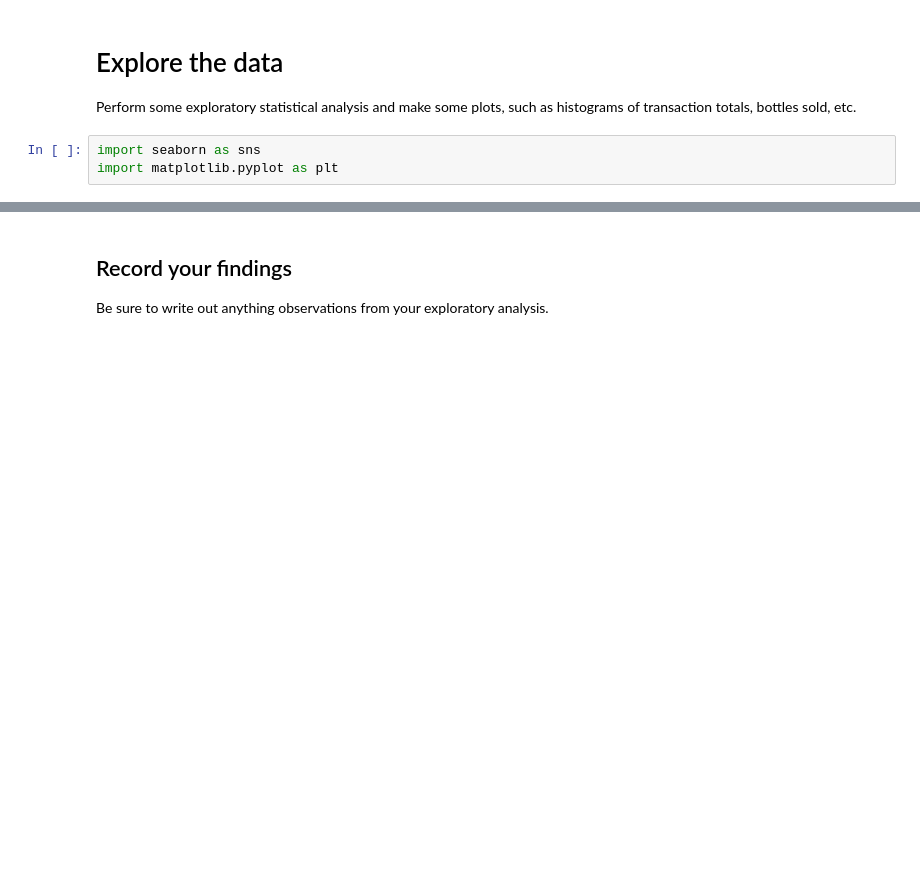
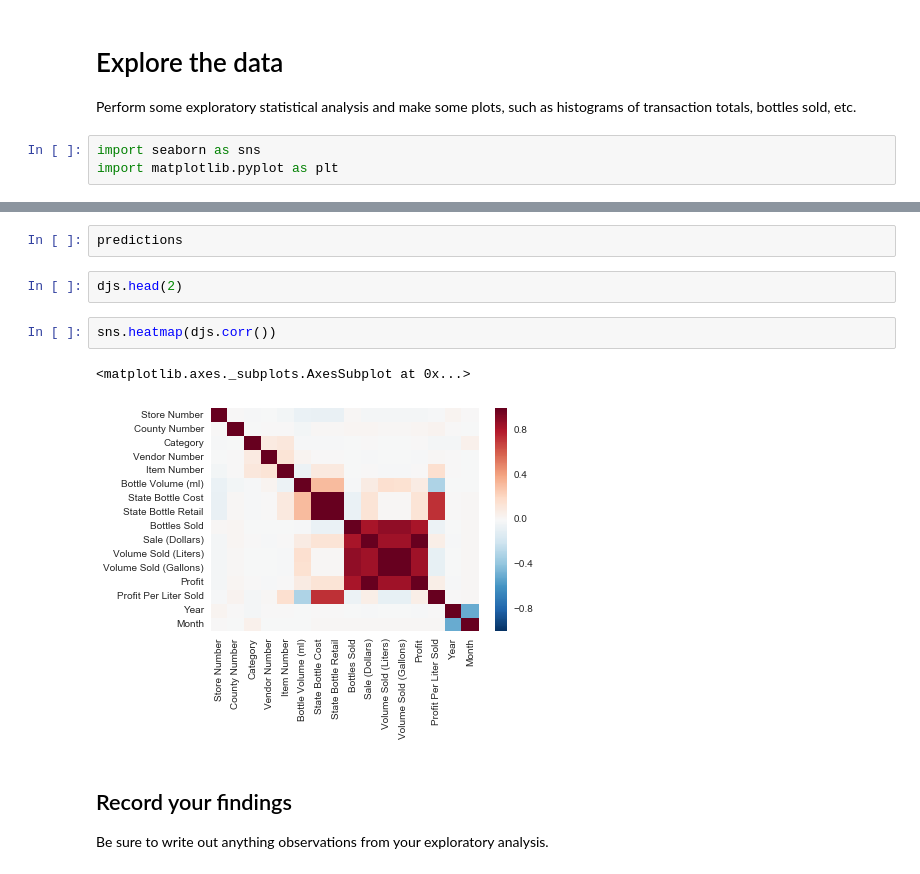
Before and after one commit to samjfalk/-GA-DSI, a Jupyter notebook: Project 3 Starter Code - Doug.ipynb, the cells around one changed output, grey strips where cells are left out. Saved outputs shown, nothing was run; the diff lists cells and outputs as text; blank space fills up the shorter version.

```diff
--- a/Project 3 Starter Code - Doug.ipynb
+++ b/Project 3 Starter Code - Doug.ipynb
@@ -82,3 +155,12 @@ import matplotlib.pyplot as plt
+# %%
+predictions
+# %%
+djs.head(2)
+# %%
+sns.heatmap(djs.corr())
+# %% [output]
+<matplotlib.axes._subplots.AxesSubplot at 0x...>
+[figure, added]
 # %% [markdown]
 ## Record your findings
 
```
Also changed, not shown: parts of 8 cells of this notebook.
